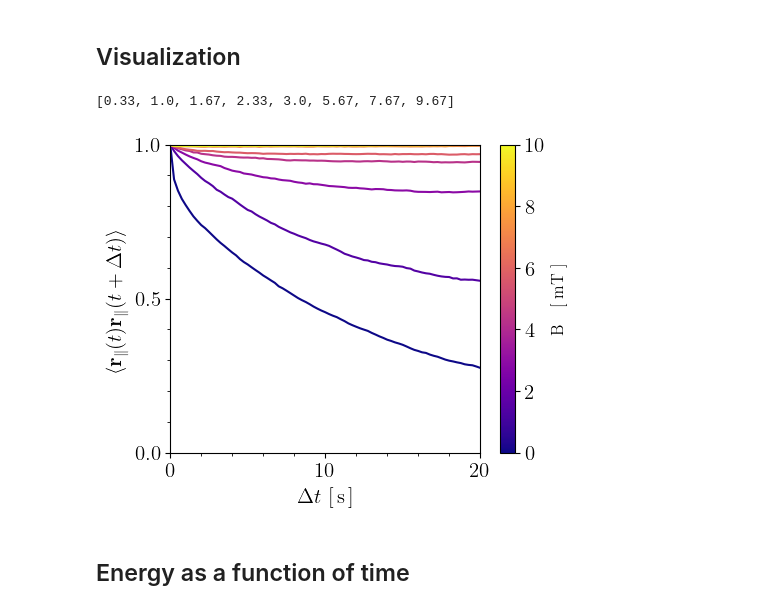
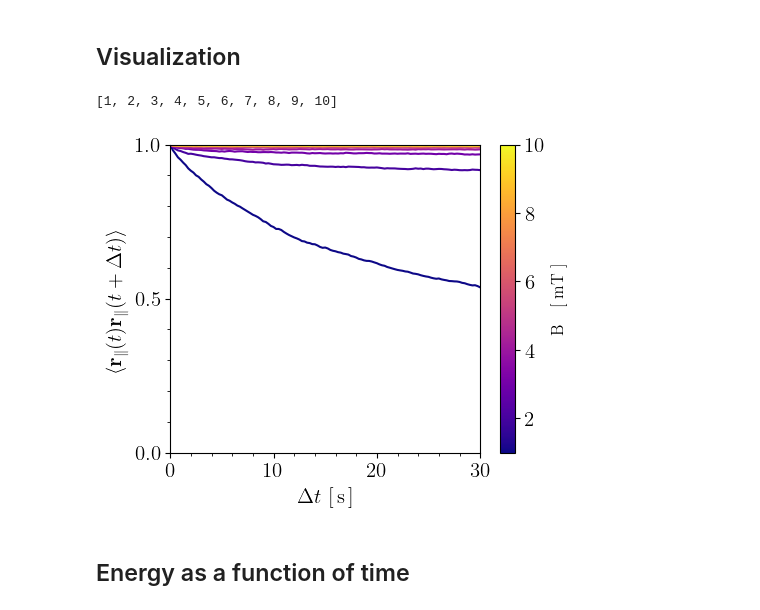
Before and after one commit to leogabac/stuckgs, a Jupyter notebook: src/fig4a.ipynb, the cells around one changed output. Saved outputs shown, nothing was run; the diff lists cells and outputs as text; code cells hidden in the pictures.

Commit message:
figure modifications

```diff
--- a/src/fig4a.ipynb
+++ b/src/fig4a.ipynb
@@ -87,3 +69,19 @@ intervals = [(0, 20),
+# %%
+realizations = data.index.get_level_values('realization').unique().to_list()
+
+h = 30
+intervals = [
+ (30, 60),
+ (90, 120),
+ (150, 180),
+ (210, 240),
+ (270, 300),
+ (330, 360),
+ (390, 420),
+ (450, 480),
+ (510, 540),
+ (570, 600),
+]
 # %%
 def correlate_realization(sim_path,data,realization,interval,s,e):
     """
@@ -112,8 +110,8 @@ def correlate_realization(sim_path,data,realization,interval,s,e):
     else:
         corr_df.to_csv(os.path.join(sim_path,f'corr{interval}.csv'), index=False, header=False, mode='a')
 # %%
-corr_path = '../data/figs/correlations'
+corr_path = '/media/eru/ina/stuckgs/data/figs/correlations'
 for i,(s,e) in enumerate(intervals):
+    print(f'Interval ({s},{e})')
     for realization in realizations:
-
         correlate_realization(corr_path,data,realization,i,s,e)
@@ -122,7 +131,7 @@ for i,(s,e) in enumerate(intervals):
 # %% [markdown]
 Now it is time to load them one by one and take the averages, std, normalize and stuff.
 # %%
-for interval in range(8):
+for interval in range(len(intervals)):
     avs = []
     for realization in realizations:
         corr_int = pd.read_csv(os.path.join(corr_path,f'corr{interval}.csv'),index_col=['realization','frame'])
@@ -146,52 +155,51 @@ for interval in range(8):
 # %%
 corravs = pd.read_csv(os.path.join(corr_path,'global.csv'), index_col=['interval','dt'])
 nintervals = corravs.index.get_level_values('interval').unique().to_list()
-# %%
-rate = params['max_field']/quench_time
-fields = [np.round((i[0]+i[1])/2 * rate.magnitude, decimals=2) for i in intervals]
-fields
-# %% [output]
-[0.33, 1.0, 1.67, 2.33, 3.0, 5.67, 7.67, 9.67]
+# %%
+rate = params['max_field']/quench_time
+fields = [1,2,3,4,5,6,7,8,9,10]
+fields
+# %% [output]
+[1, 2, 3, 4, 5, 6, 7, 8, 9, 10]
 # %%
 fig, ax = plt.subplots(figsize = (5,4))
 cmap = plt.get_cmap('plasma')
 
 for interval, (i,B) in zip(nintervals, enumerate(fields)):
     color =  cmap(i / (len(fields) - 1))
     avi = corravs.loc[idx[interval,'av']]
     ax.plot(avi.index.to_list(),avi.to_list(), color=color)
 
 ax.set_xlim(0,h)
 ax.set_ylim(0,1)
-ax.set_xlabel("$\\Delta t$ [\,s\,]", fontsize=15)
-ax.set_ylabel("$\\langle \mathbf{r}_\parallel(t) \mathbf{r}_\parallel(t+\\Delta t)\\rangle$",fontsize=15)
+ax.set_xlabel("$\\Delta t$ [\\,s\\,]", fontsize=15)
+ax.set_ylabel("$\\langle \\mathbf{r}_\\parallel(t) \\mathbf{r}_\\parallel(t+\\Delta t)\\rangle$",fontsize=15)
 
 ax.xaxis.set_major_locator(plt.MultipleLocator(10))
 ax.xaxis.set_minor_locator(plt.NullLocator())
 ax.xaxis.set_minor_formatter(plt.NullFormatter())
 
 
 ax.yaxis.set_major_locator(plt.MultipleLocator(0.5))
 ax.yaxis.set_minor_locator(plt.NullLocator())
 ax.yaxis.set_minor_formatter(plt.NullFormatter())
 
 ax.tick_params(axis='both', which='major', labelsize=15)
 ax.minorticks_on()
 
 # Colorbar
-sm = plt.cm.ScalarMappable(cmap=cmap, norm=plt.Normalize(vmin=0, vmax=10))
+sm = plt.cm.ScalarMappable(cmap=cmap, norm=plt.Normalize(vmin=1, vmax=10))
 sm.set_array([])
 cbar = plt.colorbar(sm,ax=ax)
-cbar.set_label(label='B \,\, [ mT ]',size='large')
+cbar.set_label(label='B \\,\\, [ mT ]',size='large')
 cbar.ax.tick_params(labelsize=15)
 
-
-fig.savefig(os.path.join('../data/figs','fig4a.png'),dpi=300,bbox_inches='tight')
-fig.savefig(os.path.join('../data/figs','fig4a.pdf'))
+fig.savefig(os.path.join(data_path,'figs/fig4a.png'),dpi=300,bbox_inches='tight')
+fig.savefig(os.path.join(data_path,'figs/fig4a.pdf'))
 
 plt.show()
 # %% [output]
-[figure, old version]
+[figure, new version]
 # %% [markdown]
 ## Energy as a function of time
 # %%
```
Also changed, not shown: parts of 4 cells of this notebook, 4 other files.
